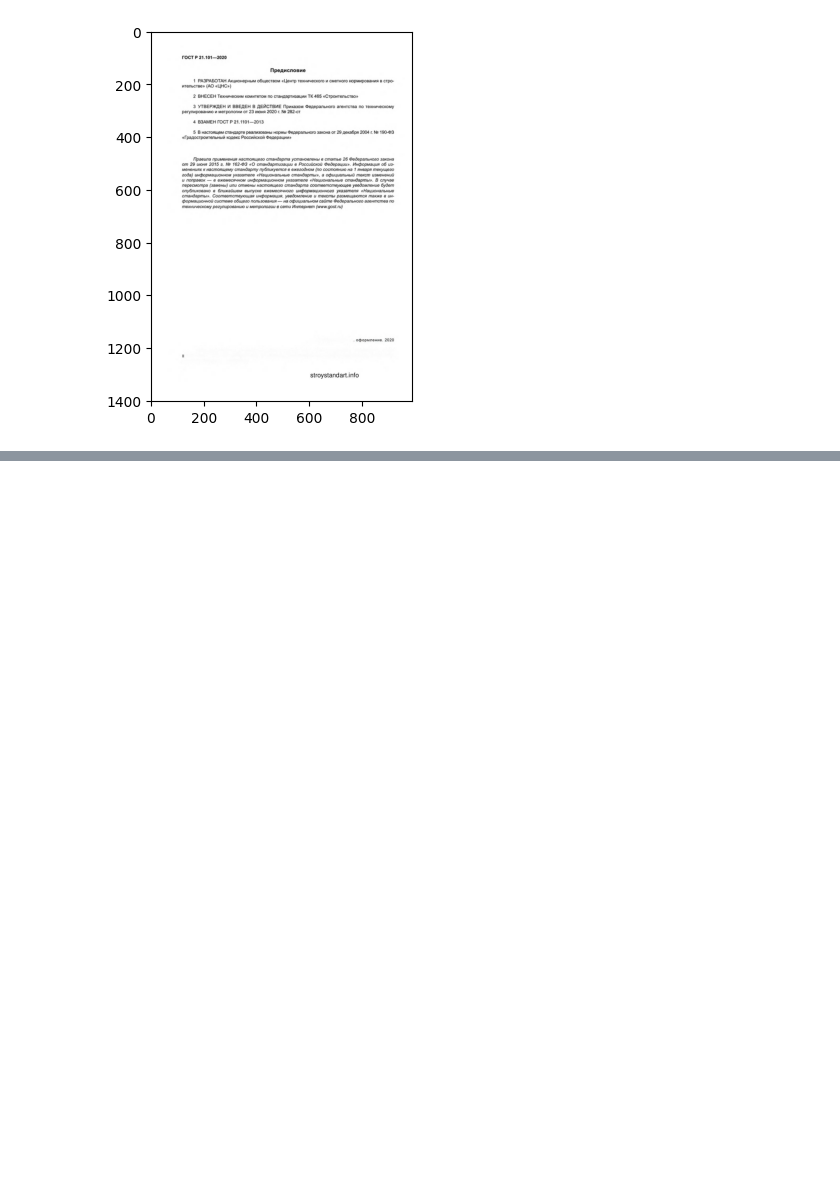
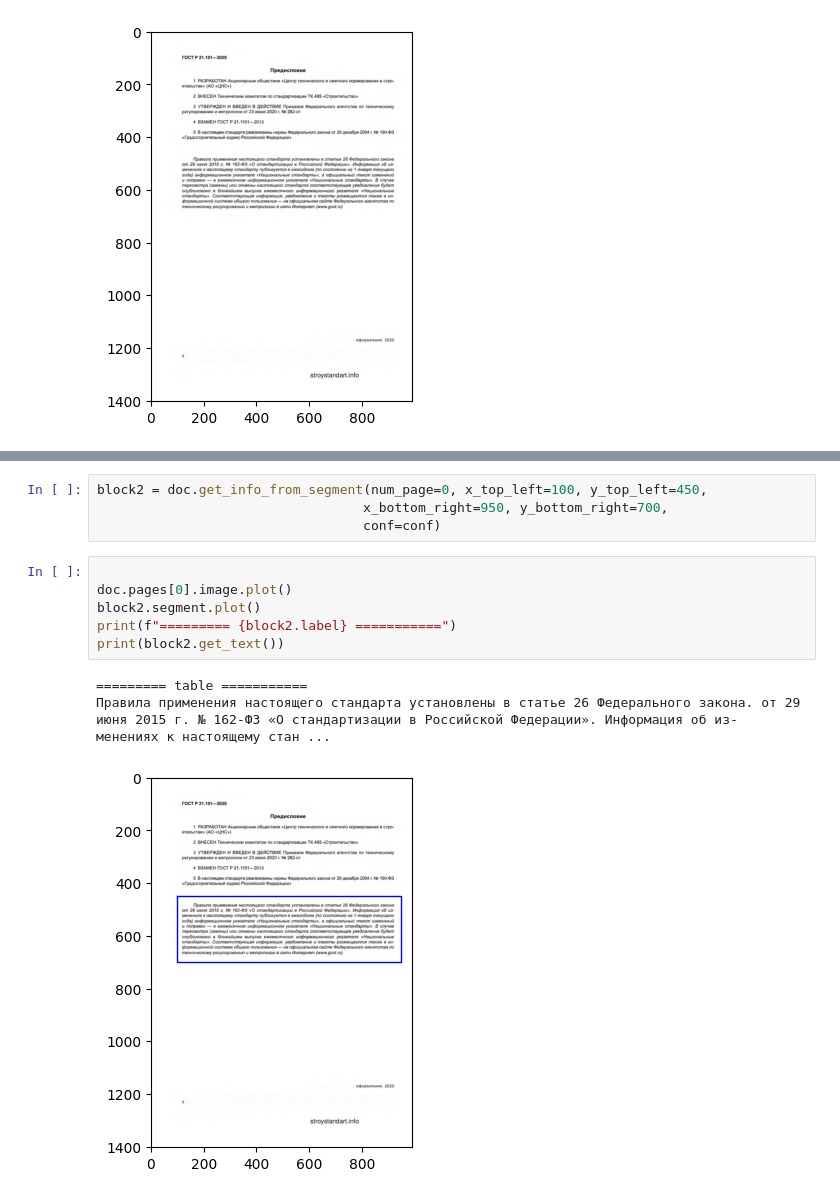
Before and after one commit to Dann38/layout_highlighter, a Jupyter notebook: imgDoc/examples/07-extract_block.ipynb, the cells around one changed output, grey strips where cells are left out. Saved outputs shown, nothing was run; the diff lists cells and outputs as text; blank space fills up the shorter version.

```diff
--- a/imgDoc/examples/07-extract_block.ipynb
+++ b/imgDoc/examples/07-extract_block.ipynb
@@ -42,3 +43,17 @@ print(block.get_text())
 ========= table ===========
 1 РАЗРАБОТАН Акционерным обществом «Центр технического и сметного нормирования в стро- ительстве» (АО «ЦНС») 2 ВНЕСЕН Техническим комитетом по стандартизации ТК 465 «Строительство» 3 УТВЕРЖДЕН И ВВЕДЕ ...
 [figure]
+# %%
+block2 = doc.get_info_from_segment(num_page=0, x_top_left=100, y_top_left=450,
+                                  x_bottom_right=950, y_bottom_right=700,
+                                  conf=conf)
+# %%
+
+doc.pages[0].image.plot()
+block2.segment.plot()
+print(f"========= {block2.label} ===========")
+print(block2.get_text())
+# %% [output]
+========= table ===========
+Правила применения настоящего стандарта установлены в статье 26 Федерального закона. от 29 июня 2015 г. № 162-ФЗ «О стандартизации в Российской Федерации». Информация об из- менениях к настоящему стан ...
+[figure, added]
```
Also changed, not shown: parts of 8 cells of this notebook, 1 other file.
